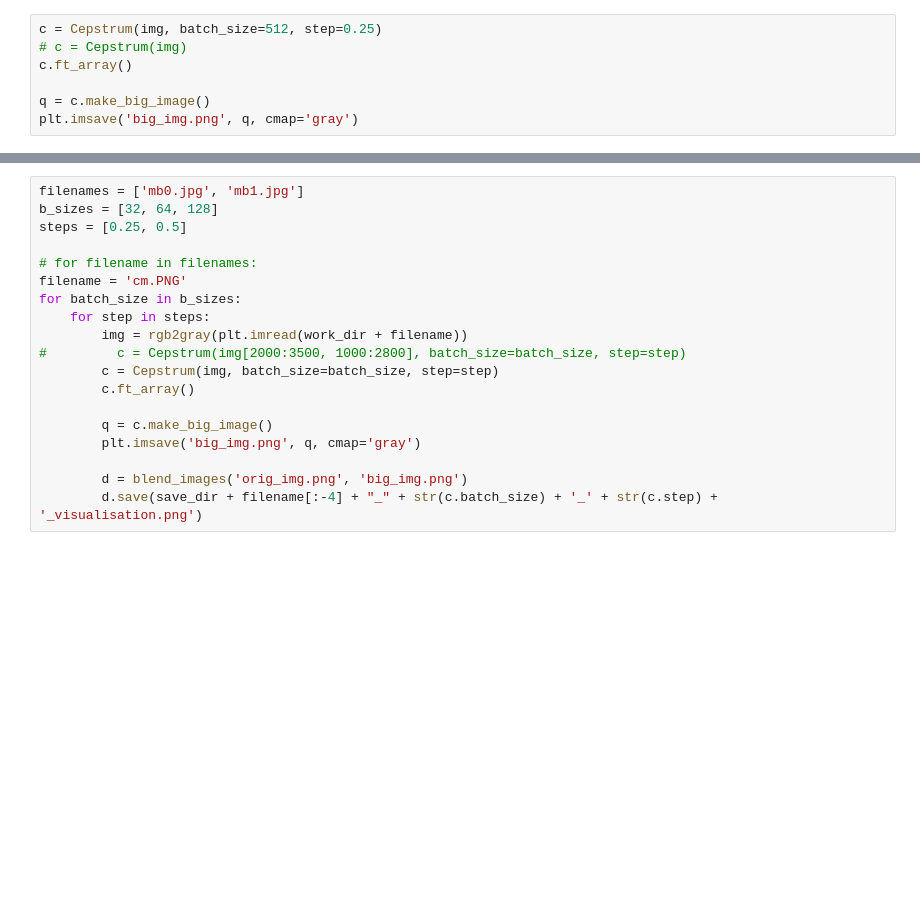
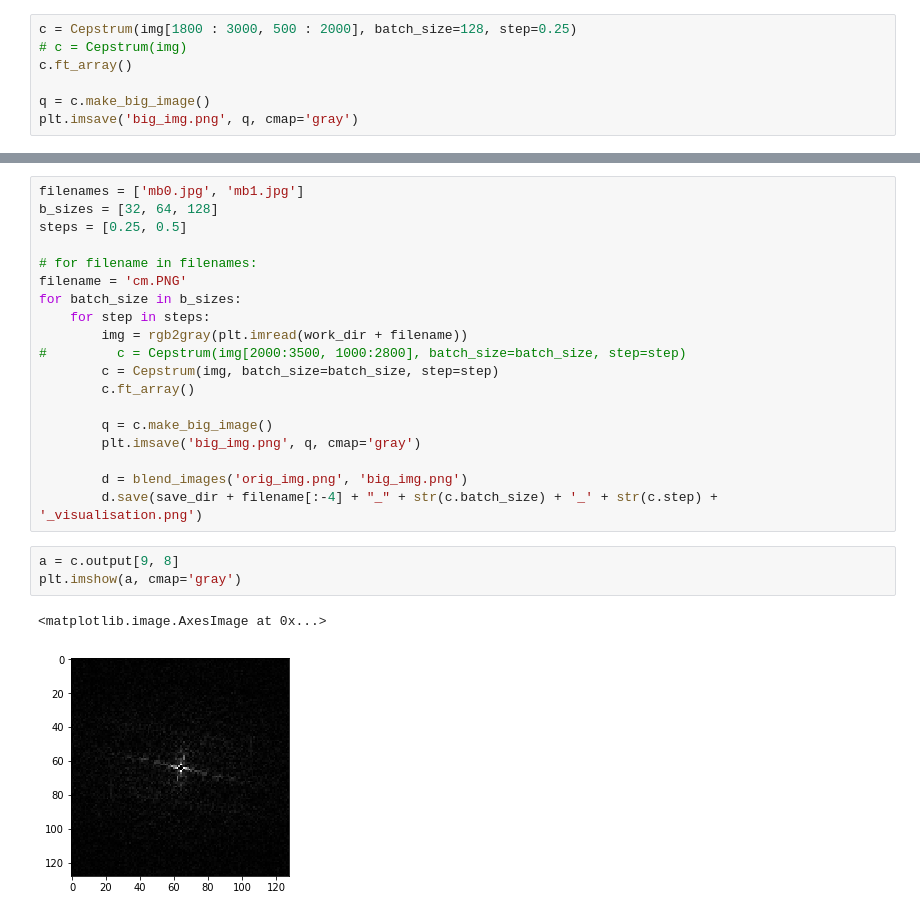
Before and after one commit to lePossum/Diploma, a Jupyter notebook: cur_work/Diploma_work.ipynb, the cells around one changed output, grey strips where cells are left out. Drawn from its saved outputs; the diff is of its cells as text; blank space fills up the shorter version.

```diff
--- a/cur_work/Diploma_work.ipynb
+++ b/cur_work/Diploma_work.ipynb
@@ -137,5 +251,5 @@ plt.imshow(img, cmap='gray')
 # %%
-c = Cepstrum(img, batch_size=512, step=0.25)
+c = Cepstrum(img[1800 : 3000, 500 : 2000], batch_size=128, step=0.25)
 # c = Cepstrum(img)
 c.ft_array()
 
@@ -166,3 +280,9 @@ for batch_size in b_sizes:
 
         d = blend_images('orig_img.png', 'big_img.png')
         d.save(save_dir + filename[:-4] + "_" + str(c.batch_size) + '_' + str(c.step) + '_visualisation.png')
+# %%
+a = c.output[9, 8]
+plt.imshow(a, cmap='gray')
+# %% [output]
+<matplotlib.image.AxesImage at 0x...>
+[figure, added]
```
Also changed, not shown: parts of 13 cells of this notebook, 3 other files.
